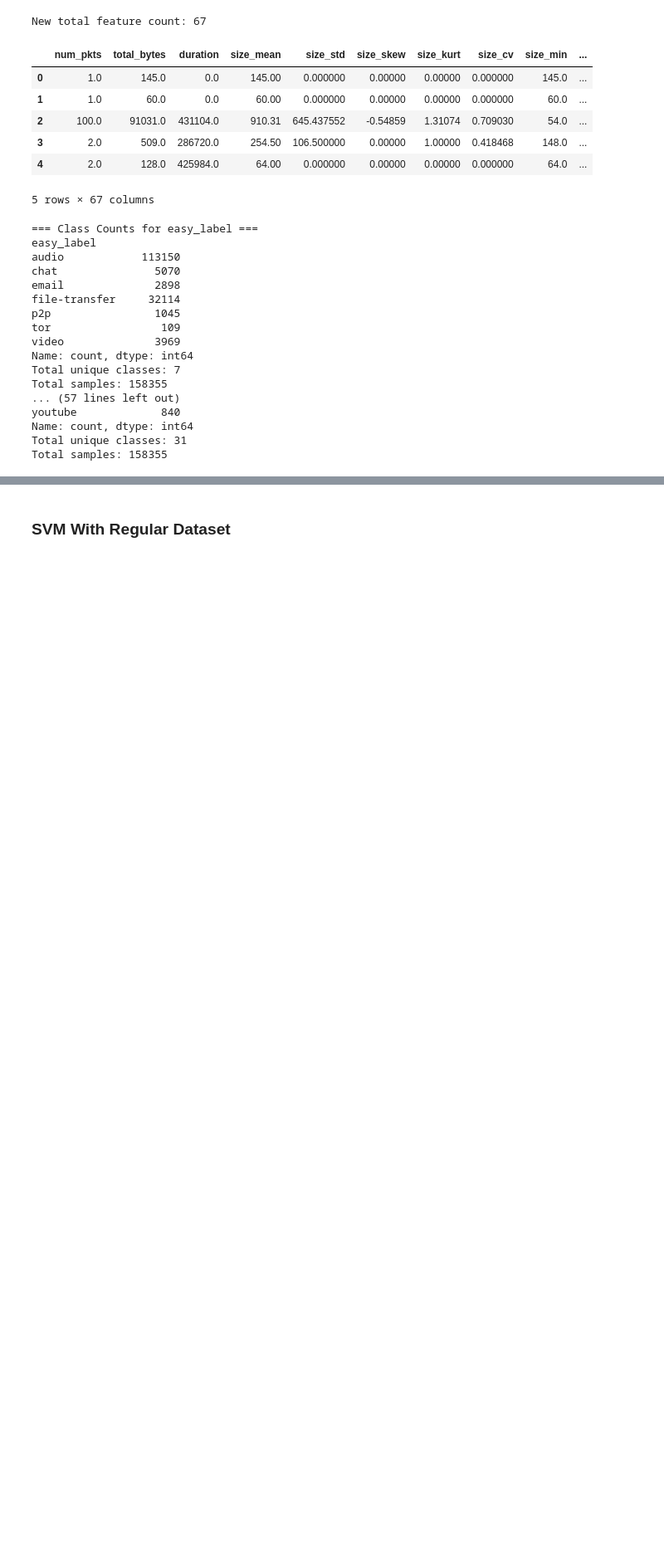
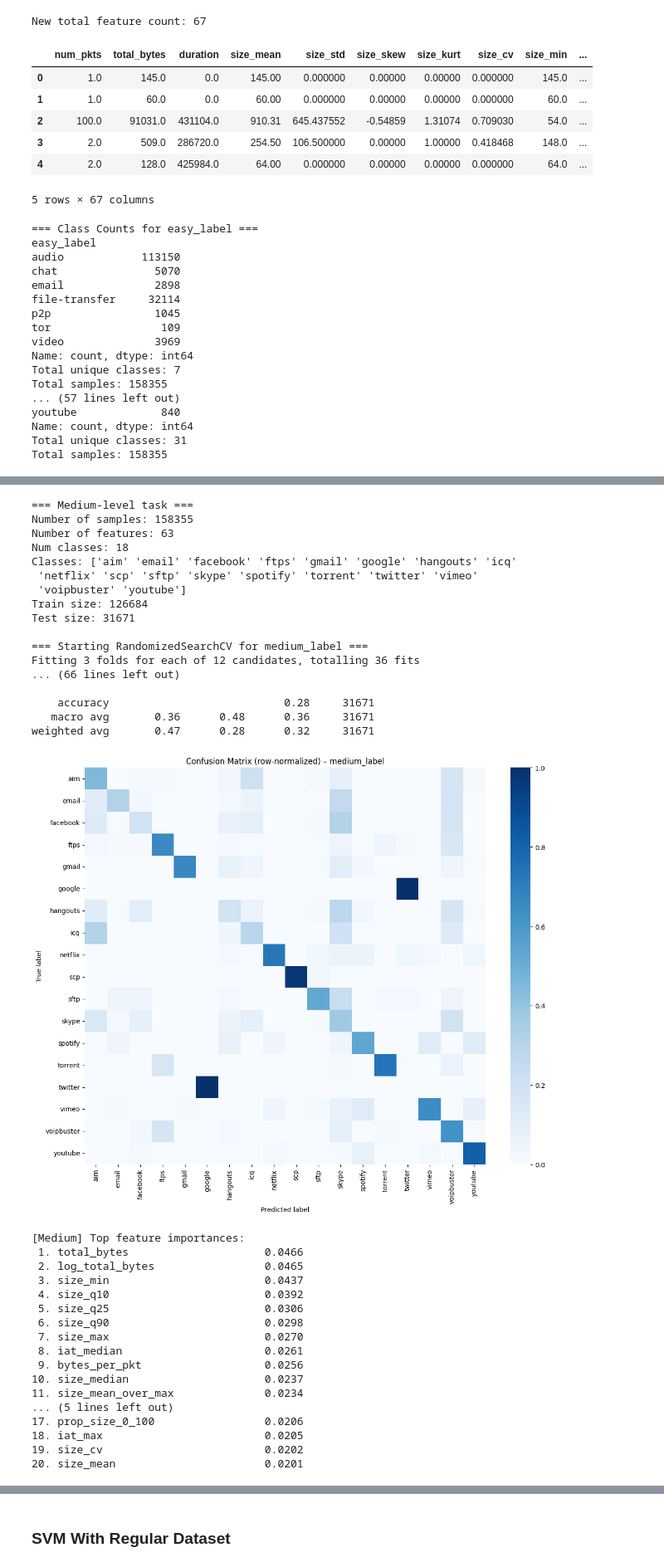
Before and after one commit to faizHilaly/ml_systems_final, a Jupyter notebook: final copy.ipynb, the cells around one changed output, grey strips where cells are left out. Shown at 83% size. Drawn from its saved outputs; the diff is of its cells as text; code cells hidden in the pictures; blank space fills up the shorter version.

```diff
--- a/final copy.ipynb
+++ b/final copy.ipynb
@@ -821,8 +831,8 @@ rf_base = RandomForestClassifier(
 )
 
 param_dist_mid = {
-    "n_estimators": [200, 400, 600],
-    "max_depth": [20, 30, None],
+    "n_estimators": [100, 200, 400, 600],
+    "max_depth": [10, 20, 30, None],
     "min_samples_split": [2, 5],
     "min_samples_leaf": [1, 2, 4],
     "max_features": ["sqrt", 0.3],
@@ -880,33 +890,69 @@ cm = confusion_matrix(y_test, y_pred)
 cm_norm = cm.astype("float") / cm.sum(axis=1, keepdims=True)
 
 plt.figure(figsize=(12, 10))
 sns.heatmap(
     cm_norm,
     annot=False,  # True will be tiny; turn on if you zoom
     cmap="Blues",
     xticklabels=class_names,
     yticklabels=class_names,
 )
 plt.xticks(rotation=90)
 plt.yticks(rotation=0)
 plt.xlabel("Predicted label")
 plt.ylabel("True label")
 plt.title("Confusion Matrix (row-normalized) – medium_label")
 plt.tight_layout()
 plt.show()
 
 # ---------------------------------------------------------
 # 6. Feature importance for medium level
 # ---------------------------------------------------------
 
 importances = rf_best_mid.feature_importances_
 indices = np.argsort(importances)[::-1]
 
 top_k = 20
 print("\n[Medium] Top feature importances:")
 for i in range(min(top_k, len(feature_cols))):
     idx = indices[i]
     print(f"{i+1:2d}. {feature_cols[idx]:30s}  {importances[idx]:.4f}")
+# %% [output]
+=== Medium-level task ===
+Number of samples: 158355
+Number of features: 63
+Num classes: 18
+Classes: ['aim' 'email' 'facebook' 'ftps' 'gmail' 'google' 'hangouts' 'icq'
+ 'netflix' 'scp' 'sftp' 'skype' 'spotify' 'torrent' 'twitter' 'vimeo'
+ 'voipbuster' 'youtube']
+Train size: 126684
+Test size: 31671
+
+=== Starting RandomizedSearchCV for medium_label ===
+Fitting 3 folds for each of 12 candidates, totalling 36 fits
+... (66 lines left out)
+
+    accuracy                           0.28     31671
+   macro avg       0.36      0.48      0.36     31671
+weighted avg       0.47      0.28      0.32     31671
+[figure, added]
+[Medium] Top feature importances:
+ 1. total_bytes                     0.0466
+ 2. log_total_bytes                 0.0465
+ 3. size_min                        0.0437
+ 4. size_q10                        0.0392
+ 5. size_q25                        0.0306
+ 6. size_q90                        0.0298
+ 7. size_max                        0.0270
+ 8. iat_median                      0.0261
+ 9. bytes_per_pkt                   0.0256
+10. size_median                     0.0237
+11. size_mean_over_max              0.0234
+... (5 lines left out)
+17. prop_size_0_100                 0.0206
+18. iat_max                         0.0205
+19. size_cv                         0.0202
+20. size_mean                       0.0201
 # %%
 import numpy as np
 import pandas as pd
```
Also changed, not shown: parts of 9 cells of this notebook.
